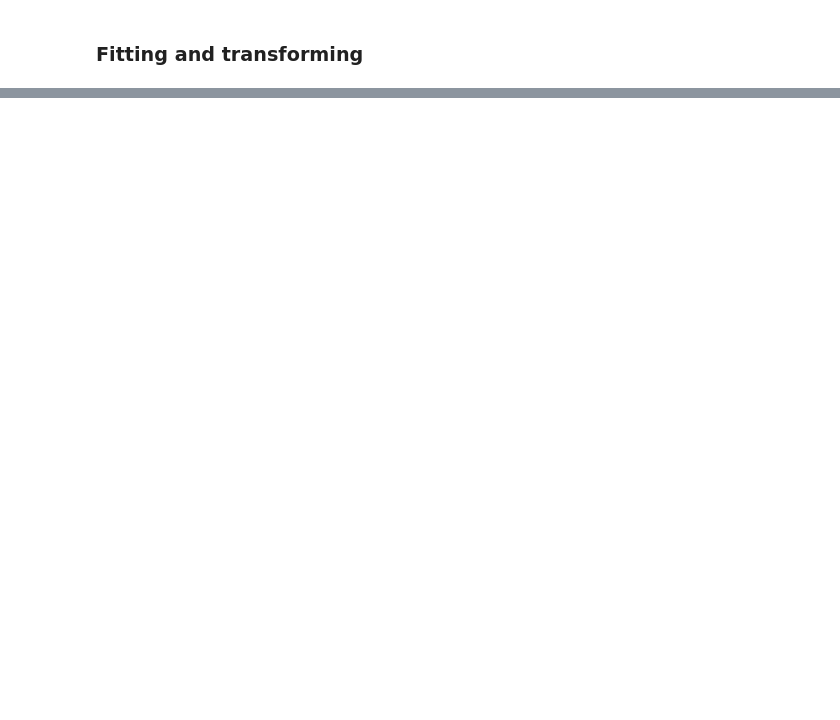
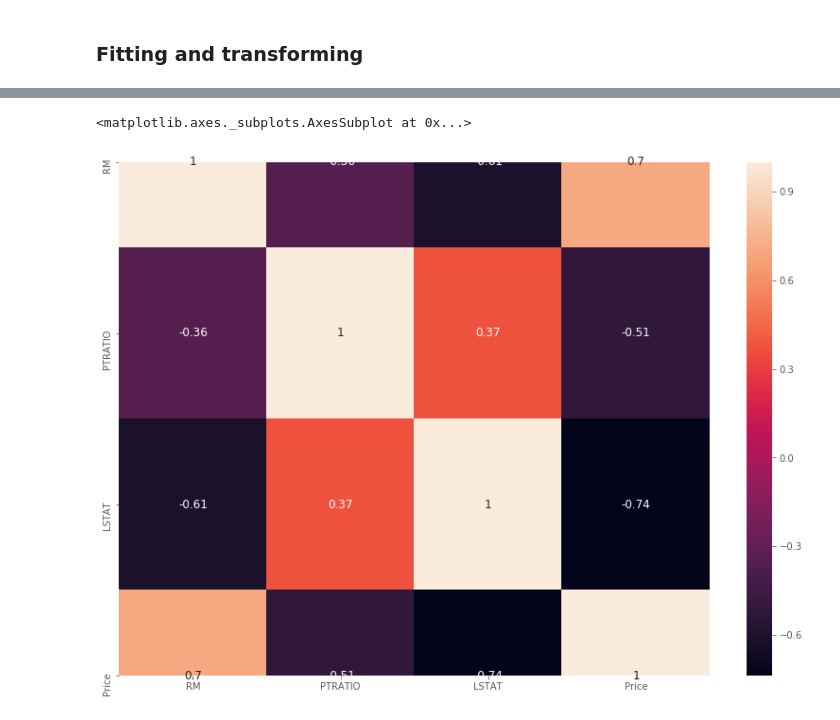
Before and after one commit to fionanealon/Boston-Housing-dataset, a Jupyter notebook: Boston Housing dataset.ipynb, the cells around one changed output, grey strips where cells are left out. Cells and saved outputs as stored; diff of their text form; code cells hidden in the pictures; blank space fills up the shorter version.

```diff
--- a/Boston Housing dataset.ipynb
+++ b/Boston Housing dataset.ipynb
@@ -505,0 +679,16 @@ scaler.transform(np.array([[6.0, 18.0, 3.0]]))
+# %%
+def getCorrelatedFeature(corrdata, threshold):
+    feature = []
+    value = []
+
+    for i, index in enumerate(corrdata.index):
+         if abs(corrdata[index])> threshold:
+                feature.append(index)
+                value.append(corrdata[index])
+
+    df = pd.DataFrame(data = value, index = feature, columns=['Corr Value'])
+    return df
+# %%
+threshold = 0.50
+corr_value = getCorrelatedFeature(corrmat['Price'], threshold)
+corr_value
@@ -505,0 +701,3 @@ scaler.transform(np.array([[6.0, 18.0, 3.0]]))
+# %%
+correlated_data = data[corr_value.index]
+correlated_data.head()
@@ -505,0 +711,5 @@ scaler.transform(np.array([[6.0, 18.0, 3.0]]))
+# %%
+sns.heatmap(correlated_data.corr(), annot=True, annot_kws={'size':12})
+# %% [output]
+<matplotlib.axes._subplots.AxesSubplot at 0x...>
+[figure, added]
```
Also changed, not shown: parts of 80 cells of this notebook.
